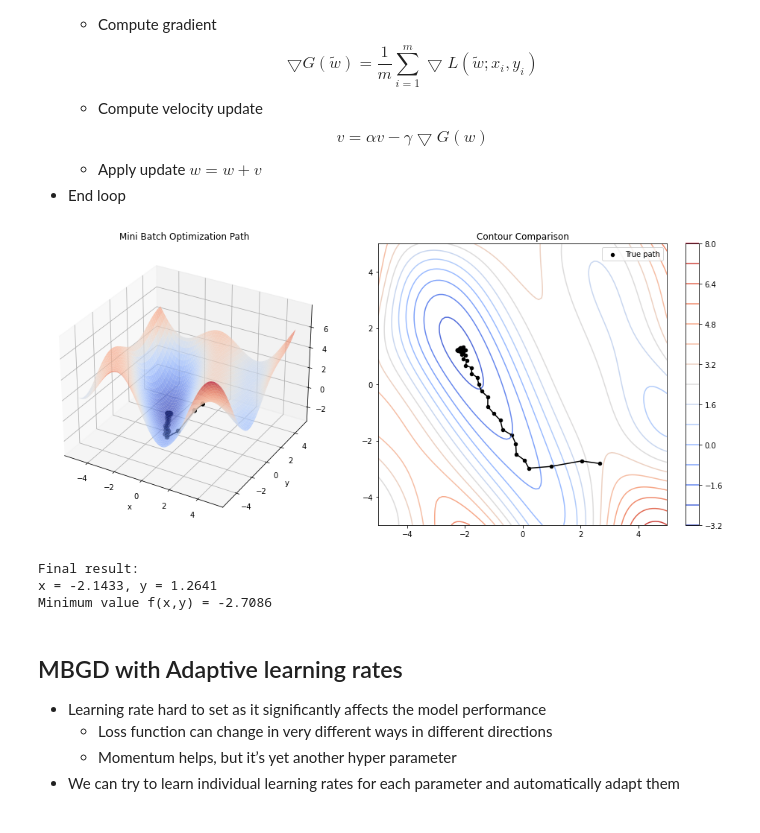
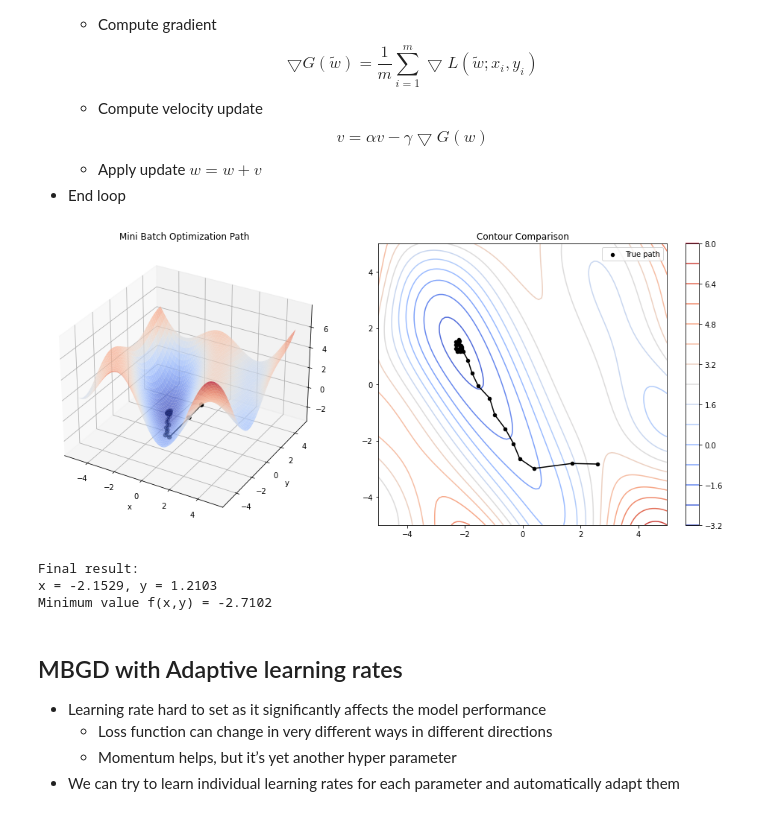
Before and after one commit to JustinFan7777777/cs324-deep-learning, a Jupyter notebook: week6/gradient_descent_optimize.ipynb, the cells around one changed output. Drawn from its saved outputs; the diff is of its cells as text; code cells hidden in the pictures.

```diff
--- a/week6/gradient_descent_optimize.ipynb
+++ b/week6/gradient_descent_optimize.ipynb
@@ -282,7 +282,7 @@ $$
 x = torch.tensor([3.0], requires_grad=True)
 y = torch.tensor([-3.0], requires_grad=True)
 
-a=0.5
+a=0.75
 v_x=0
 v_y=0
 
@@ -349,37 +349,37 @@ for i in range(X.shape[0]):
         Z[i, j] = func(torch.tensor(X[i, j]), torch.tensor(Y[i, j])).item()
 
 history = np.array(history)
 
 fig = plt.figure(figsize=(14, 6))
 
 ax1 = fig.add_subplot(121, projection='3d')
 surf = ax1.plot_surface(X, Y, Z, cmap='coolwarm', alpha=0.7)
 ax1.scatter(history[:, 0], history[:, 1], history[:, 2], c='black', s=30)
 ax1.plot(history[:, 0], history[:, 1], history[:, 2], 'k-', lw=1.5)
 ax1.set_title('Mini Batch Optimization Path')
 ax1.set_xlabel('x')
 ax1.set_ylabel('y')
 
 ax3 = fig.add_subplot(122)
 contour = ax3.contour(X, Y, Z, 15, cmap='coolwarm')
 ax3.scatter(history[:, 0], history[:, 1], c='black', s=20, label='True path')
 ax3.plot(history[:, 0], history[:, 1], 'k-', lw=1.5)
 ax3.set_title('Contour Comparison')
 ax3.legend()
 plt.colorbar(contour, ax=ax3)
 
 plt.tight_layout()
 plt.show()
 
 # output
 print(f"\nFinal result:")
 print(f"x = {x.item():.4f}, y = {y.item():.4f}")
 print(f"Minimum value f(x,y) = {func(x, y).item():.4f}")
 # %% [output]
-[figure, old version]
+[figure, new version]
 Final result:
-x = -2.1433, y = 1.2641
-Minimum value f(x,y) = -2.7086
+x = -2.1529, y = 1.2103
+Minimum value f(x,y) = -2.7102
 # %% [markdown]
 ## MBGD with Adaptive learning rates
 - Learning rate hard to set as it significantly affects the model performance
```
Also changed, not shown: parts of 6 cells of this notebook, 5 other files.
